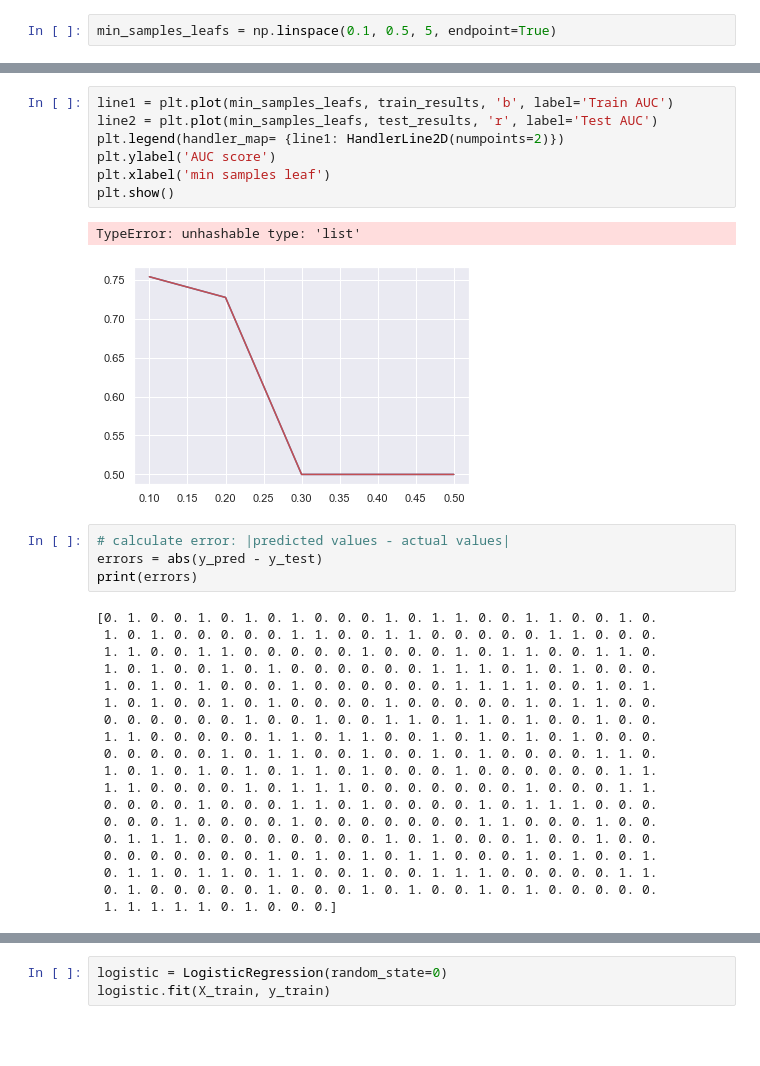
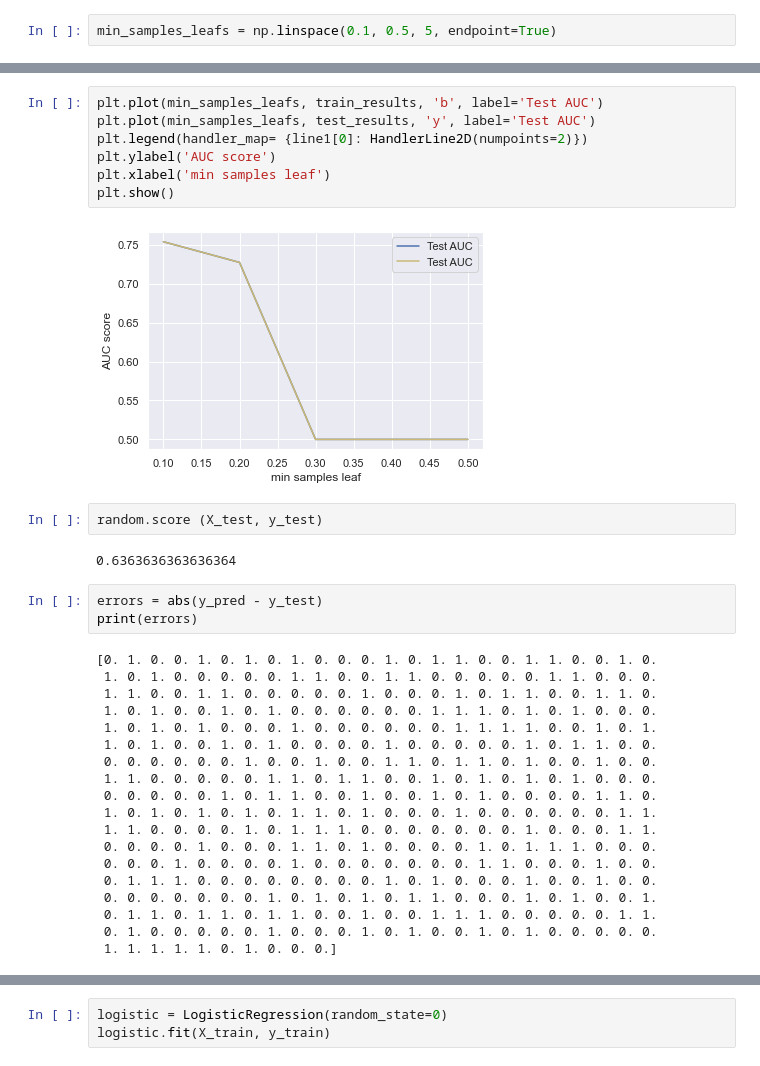
Before and after one commit to PriyaShrinithi/Titanic, a Jupyter notebook: Titanic.ipynb, the cells around one changed output, grey strips where cells are left out. Drawn from its saved outputs; the diff is of its cells as text; blank space fills up the shorter version.

```diff
--- a/Titanic.ipynb
+++ b/Titanic.ipynb
@@ -699,15 +711,17 @@ for min_samples_leaf in min_samples_leafs:
 # %%
-line1 = plt.plot(min_samples_leafs, train_results, 'b', label='Train AUC')
-line2 = plt.plot(min_samples_leafs, test_results, 'r', label='Test AUC')
-plt.legend(handler_map= {line1: HandlerLine2D(numpoints=2)})
+plt.plot(min_samples_leafs, train_results, 'b', label='Test AUC')
+plt.plot(min_samples_leafs, test_results, 'y', label='Test AUC')
+plt.legend(handler_map= {line1[0]: HandlerLine2D(numpoints=2)})
 plt.ylabel('AUC score')
 plt.xlabel('min samples leaf')
 plt.show()
 # %% [output]
-TypeError: unhashable type: 'list'
-[figure, old version]
+[figure, new version]
+# %%
+random.score (X_test, y_test)
+# %% [output]
+0.6363636363636364
 # %%
-# calculate error: |predicted values - actual values|
 errors = abs(y_pred - y_test)
 print(errors)
 # %% [output]
```
Also changed, not shown: parts of 18 cells of this notebook.
